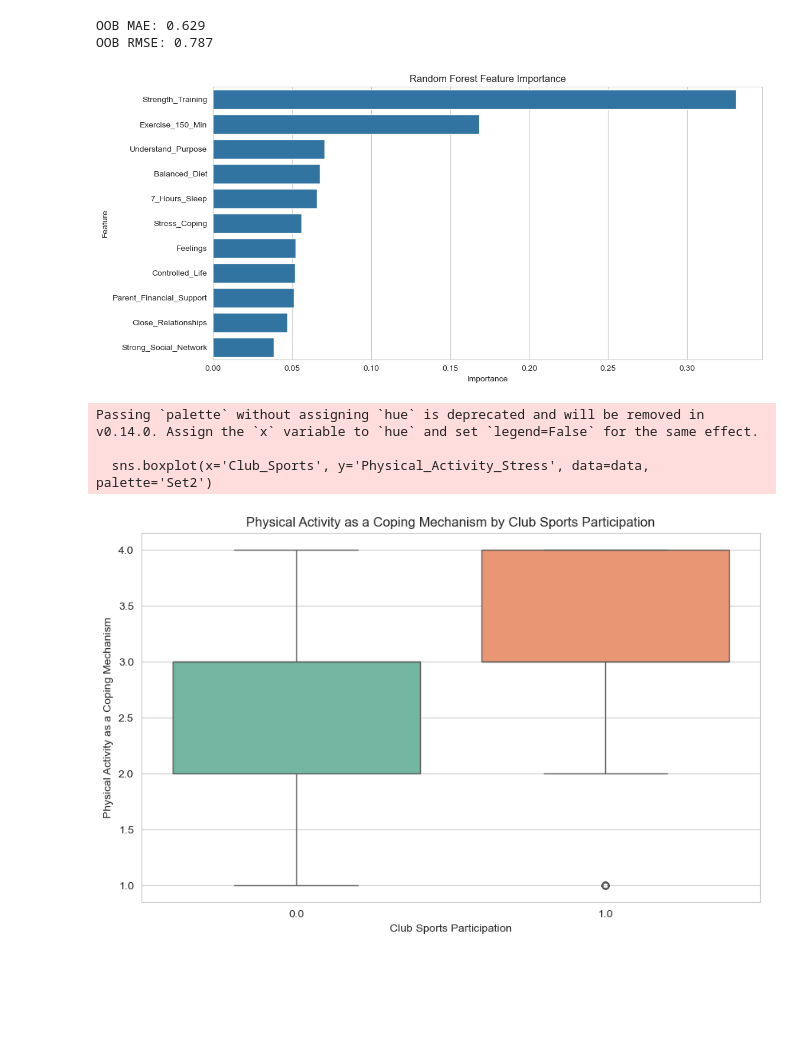
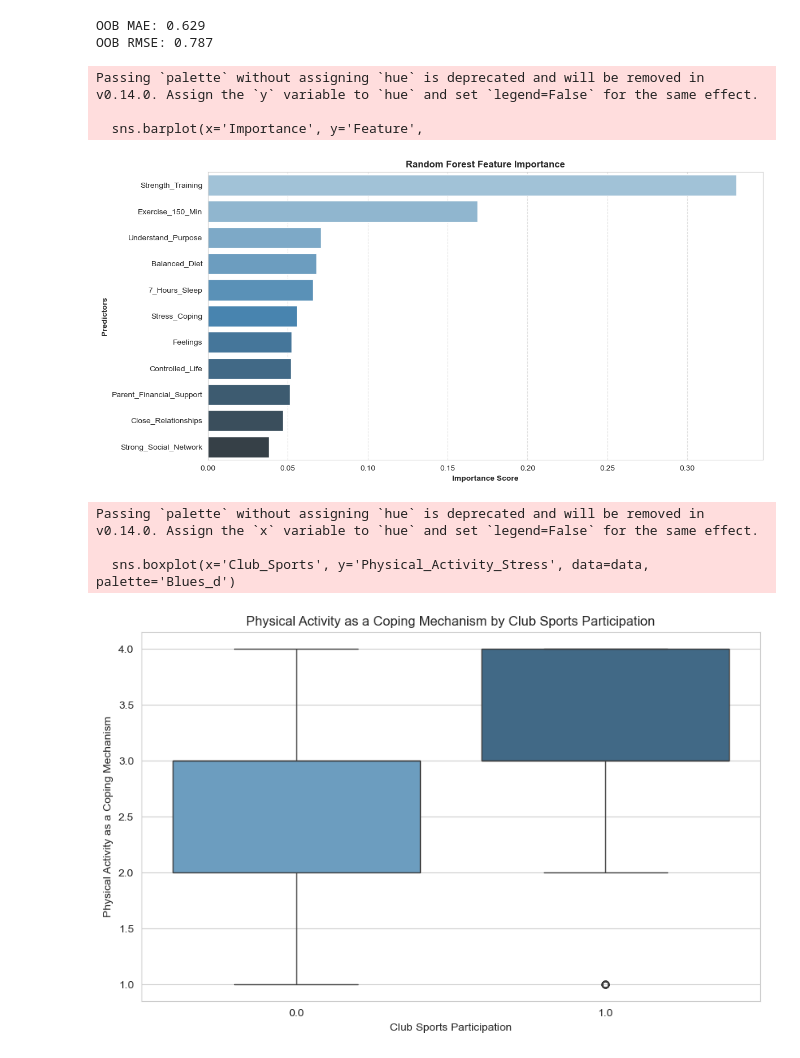
Before and after one commit to Matthew-Wolz/Physical-Health-Research, a Jupyter notebook: Notebook/Physical Health Research.ipynb, the cells around one changed output. Cells and saved outputs as stored; diff of their text form; code cells hidden in the pictures; blank space fills up the shorter version.

```diff
--- a/Notebook/Physical Health Research.ipynb
+++ b/Notebook/Physical Health Research.ipynb
@@ -232,22 +281,31 @@ OOB RMSE: 0.787
 # %%
 # Random Forest Variable Importance plot for Physical_Activity_Stress
 
 importance = pd.DataFrame({
     'Feature': X.columns,
     'Importance': rf_reg.feature_importances_
 }).sort_values('Importance', ascending=False)
 
 plt.figure(figsize=(12, 6))
-sns.barplot(x='Importance', y='Feature', data=importance.head(15))
-plt.title("Random Forest Feature Importance")
+sns.barplot(x='Importance', y='Feature',
+            data=importance.head(15),
+            palette="Blues_d")  # Added matching palette
+plt.title("Random Forest Feature Importance", fontweight='bold')
+plt.xlabel("Importance Score", fontweight='bold')
+plt.ylabel("Predictors", fontweight='bold')
+plt.grid(axis='x', linestyle='--', alpha=0.6)  # Added subtle grid
+plt.tight_layout()
 plt.show()
 # %% [output]
+Passing `palette` without assigning `hue` is deprecated and will be removed in v0.14.0. Assign the `y` variable to `hue` and set `legend=False` for the same effect.
+
+  sns.barplot(x='Importance', y='Feature',
-[figure, old version]
+[figure, new version]
 # %%
 # BOXPLOT -- Participating in Club Sports vs Physical_Activity_Stress
 
 plt.figure(figsize=(10, 6))
-sns.boxplot(x='Club_Sports', y='Physical_Activity_Stress', data=data, palette='Set2')
+sns.boxplot(x='Club_Sports', y='Physical_Activity_Stress', data=data, palette='Blues_d')
 plt.title('Physical Activity as a Coping Mechanism by Club Sports Participation')
 plt.xlabel('Club Sports Participation')
 plt.ylabel('Physical Activity as a Coping Mechanism')
@@ -257,8 +315,8 @@ plt.show()
 # %% [output]
 Passing `palette` without assigning `hue` is deprecated and will be removed in v0.14.0. Assign the `x` variable to `hue` and set `legend=False` for the same effect.
 
-  sns.boxplot(x='Club_Sports', y='Physical_Activity_Stress', data=data, palette='Set2')
+  sns.boxplot(x='Club_Sports', y='Physical_Activity_Stress', data=data, palette='Blues_d')
-[figure, old version]
+[figure, new version]
 # %%
 # BOXPLOT -- Exercise_150_Min vs Physical_Activity_Stress (Frequency)
 
```
Also changed, not shown: parts of 14 cells of this notebook.
